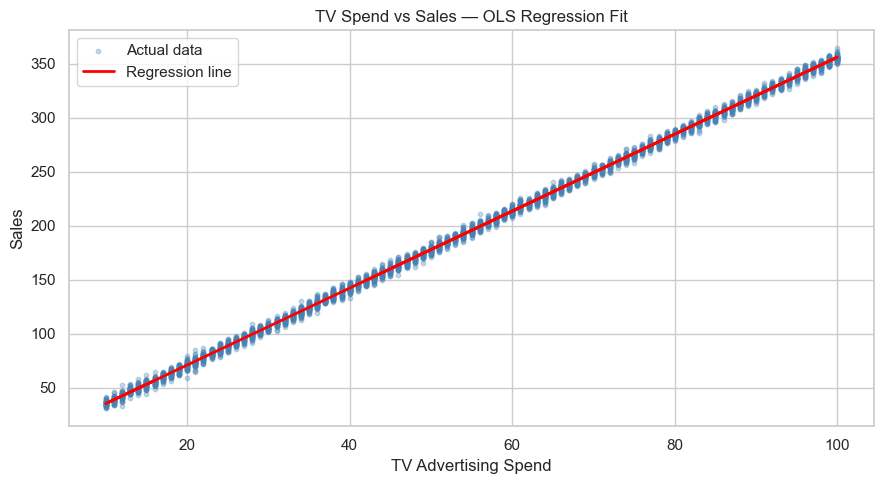
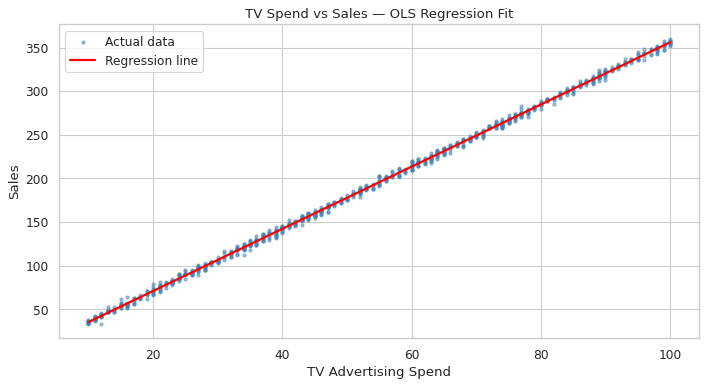
Code edit (unified diff) that turned the first committed figure into the second:
--- before
+++ after
@@ -1,5 +1,6 @@
 plt.figure(figsize=(9, 5))
-plt.scatter(df["TV"], df["Sales"], alpha=0.3, color="steelblue", s=10, label="Actual data")
-plt.plot(df["TV"], model.fittedvalues, color="red", linewidth=2, label="Regression line")
+df_sample2 = df.sample(n=min(800, len(df)), random_state=42).sort_values("TV")
+plt.scatter(df_sample2["TV"], df_sample2["Sales"], alpha=0.5, color="steelblue", s=8, label="Actual data", rasterized=True)
+plt.plot(df["TV"].sort_values(), model.fittedvalues[df["TV"].sort_values().index], color="red", linewidth=2, label="Regression line")
 plt.xlabel("TV Advertising Spend")
 plt.ylabel("Sales")

Commit: nb v2